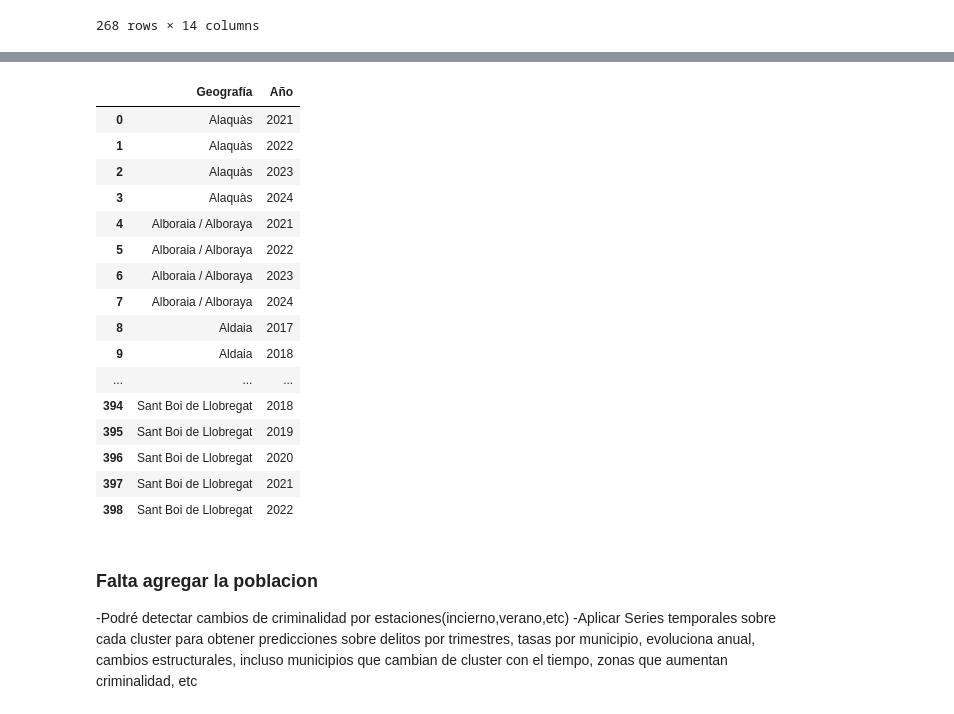
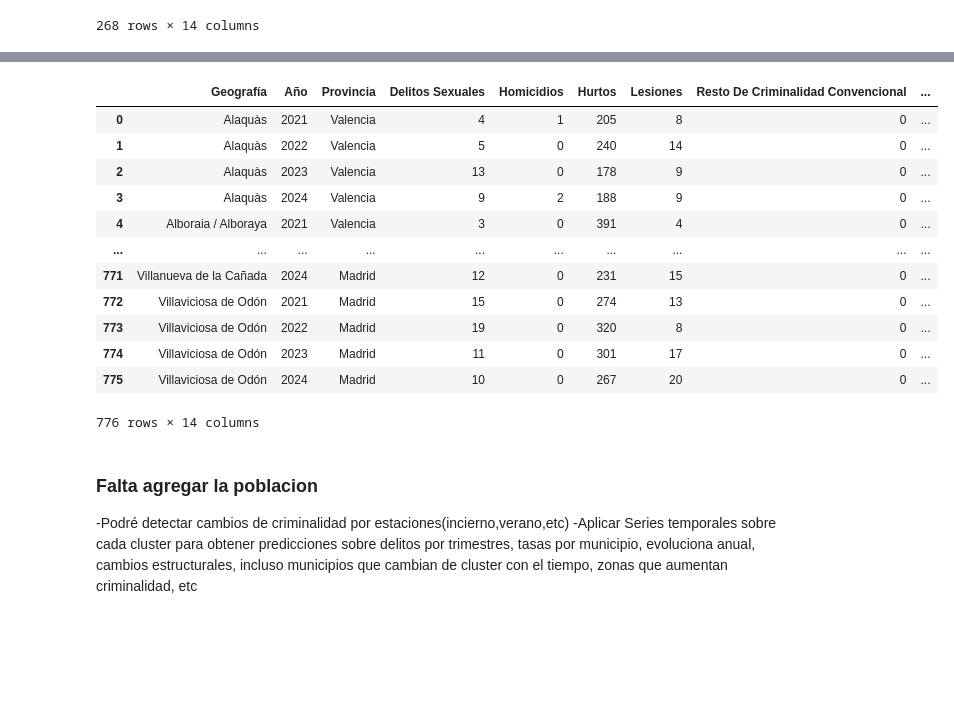
Before and after one commit to 4GeeksAcademy/sp-ml-20-final-project-g4, a Jupyter notebook: src/security_score_elreno23.ipynb, the cells around one changed output, grey strips where cells are left out. Drawn from its saved outputs; the diff is of its cells as text; code cells hidden in the pictures; blank space fills up the shorter version.

```diff
--- a/src/security_score_elreno23.ipynb
+++ b/src/security_score_elreno23.ipynb
@@ -558,26 +571,21 @@ df_madrid_limpio
 df_final = pd.concat([df_valencia_limpio, df_barcelona_limpio, df_madrid_limpio], ignore_index=True)
 df_final.to_csv("../data/processed/df_final.csv", index=False)
 # %%
-pd.set_option("display.max_rows",None)
-df_final.loc[:,["Geografía","Año"]]
+df_final
 # %% [output]
-|  | Geografía | Año |
-| 0 | Alaquàs | 2021 |
-| 1 | Alaquàs | 2022 |
-| 2 | Alaquàs | 2023 |
-| 3 | Alaquàs | 2024 |
-| 4 | Alboraia / Alboraya | 2021 |
-| 5 | Alboraia / Alboraya | 2022 |
-| 6 | Alboraia / Alboraya | 2023 |
-| 7 | Alboraia / Alboraya | 2024 |
-| 8 | Aldaia | 2017 |
-| 9 | Aldaia | 2018 |
-| ... | ... | ... |
-| 394 | Sant Boi de Llobregat | 2018 |
-| 395 | Sant Boi de Llobregat | 2019 |
-| 396 | Sant Boi de Llobregat | 2020 |
-| 397 | Sant Boi de Llobregat | 2021 |
-| 398 | Sant Boi de Llobregat | 2022 |
+|  | Geografía | Año | Provincia | Delitos Sexuales | Homicidios | Hurtos | Lesiones | Resto De Criminalidad Convencional | ... |
+| 0 | Alaquàs | 2021 | Valencia | 4 | 1 | 205 | 8 | 0 | ... |
+| 1 | Alaquàs | 2022 | Valencia | 5 | 0 | 240 | 14 | 0 | ... |
+| 2 | Alaquàs | 2023 | Valencia | 13 | 0 | 178 | 9 | 0 | ... |
+| 3 | Alaquàs | 2024 | Valencia | 9 | 2 | 188 | 9 | 0 | ... |
+| 4 | Alboraia / Alboraya | 2021 | Valencia | 3 | 0 | 391 | 4 | 0 | ... |
+| ... | ... | ... | ... | ... | ... | ... | ... | ... | ... |
+| 771 | Villanueva de la Cañada | 2024 | Madrid | 12 | 0 | 231 | 15 | 0 | ... |
+| 772 | Villaviciosa de Odón | 2021 | Madrid | 15 | 0 | 274 | 13 | 0 | ... |
+| 773 | Villaviciosa de Odón | 2022 | Madrid | 19 | 0 | 320 | 8 | 0 | ... |
+| 774 | Villaviciosa de Odón | 2023 | Madrid | 11 | 0 | 301 | 17 | 0 | ... |
+| 775 | Villaviciosa de Odón | 2024 | Madrid | 10 | 0 | 267 | 20 | 0 | ... |
+776 rows × 14 columns
 # %% [markdown]
 ### Falta agregar la poblacion
 -Podré detectar cambios de criminalidad por estaciones(incierno,verano,etc)
```
Also changed, not shown: parts of 3 cells of this notebook, 1 other file.
